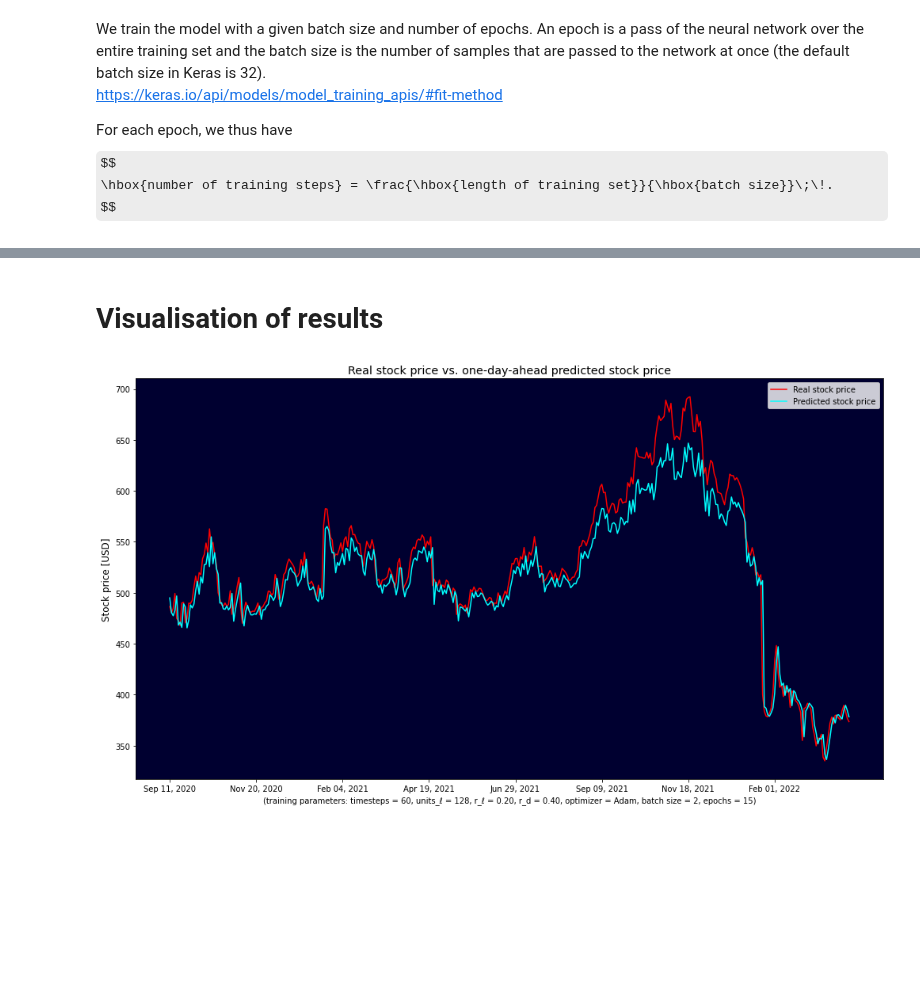
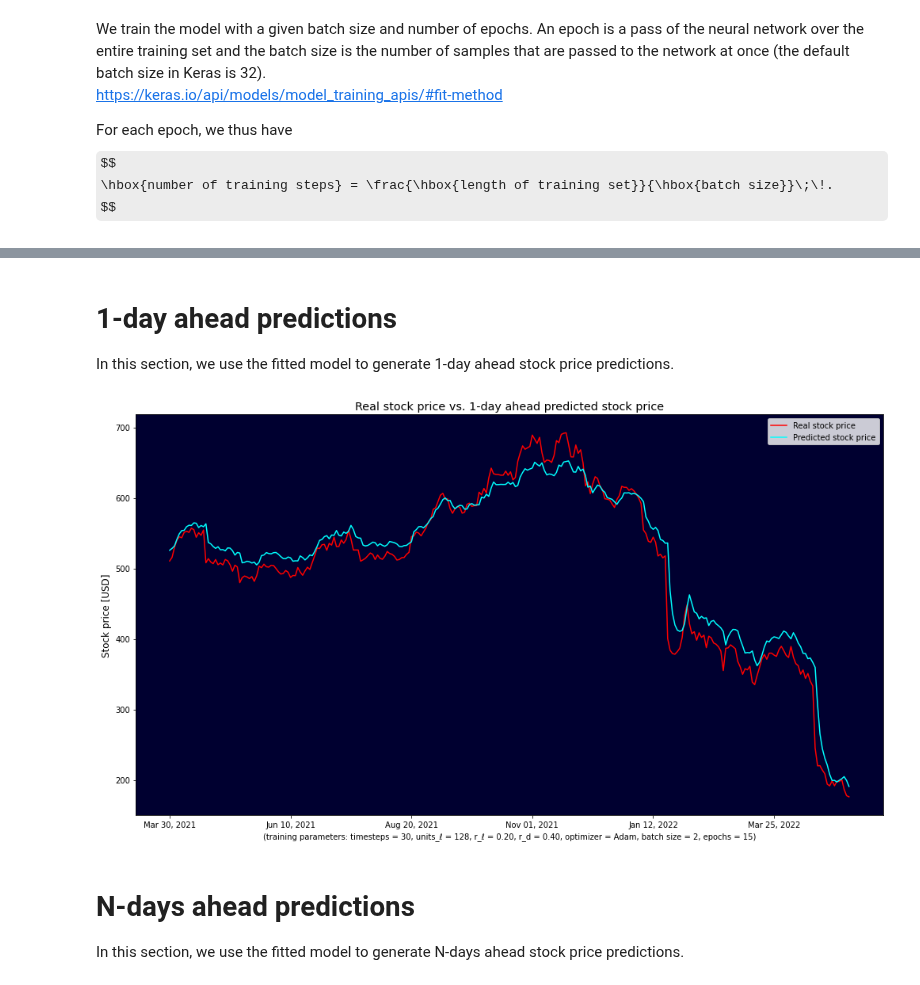
Before and after one commit to rtiedra/data-science, a Jupyter notebook: stock_price/stock_price.ipynb, the cells around one changed output, grey strips where cells are left out. Cells and saved outputs as stored; diff of their text form; code cells hidden in the pictures; some formulas as TeX source; blank space fills up the shorter version.

Commit message:
stock_price project updated

```diff
--- a/stock_price/stock_price.ipynb
+++ b/stock_price/stock_price.ipynb
@@ -46,11 +46,11 @@ arr.shape
 # %%
-# Splitting the data into a training set stored in array "train_arr" (first 80% of the rows of "arr")
-# And a test set stored in array "test_arr" (last 20% of the rows of "arr")
+# Splitting the data into a training set stored in array "train_arr" (first 90% of the rows of "arr")
+# And a test set stored in array "test_arr" (last 10% of the rows of "arr")
 # Storing in list "dates" the dates corresponding to "test_arr"
 
-train_arr = arr[:int(arr.shape[0]*0.8)]
-test_arr = arr[int(arr.shape[0]*0.8):]
-dates = df['Date'].tolist()[int(arr.shape[0]*0.8):]
+train_arr = arr[:int(arr.shape[0]*0.9)]
+test_arr = arr[int(arr.shape[0]*0.9):]
+dates = df['Date'].tolist()[int(arr.shape[0]*0.9):]
 
 train_arr.shape, test_arr.shape, len(dates)
 # %% [output]
@@ -66,15 +66,7 @@ from sklearn.preprocessing import MinMaxScaler
 
 scaler = MinMaxScaler()
 
-# Setting a window size and rescaling to [0,1] the data of "train_arr" in each window
-
-window = 605
-for i in range(0, len(train_arr)-window, window):
-    train_arr[i: i+window] = scaler.fit_transform(train_arr[i: i+window])
-
-# Rescaling the last part of "train_arr" and rescaling "test_arr" with these rescaling parameters too
-
-train_arr[i+window:] = scaler.fit_transform(train_arr[i+window:])
+train_arr = scaler.fit_transform(train_arr)
 test_arr = scaler.transform(test_arr)
 # %% [markdown]
 We define a function "create_sequences" which creates two numpy arrays "sequences" and "labels" given an array "arr" and a number of time steps "n". The 1D numpy array labels contains all the last values of arr, starting from the n-th value. The 2D numpy array sequences contains all the sequences of n consecutive values of arr.
@@ -90,7 +82,7 @@ def create_sequences(arr, n):
 # Using the function create_sequences to create the training set and test set for the model
 # Storing in "dates" the list of dates corresponding to test_labels
 
-n = 60
+n = 30
 train_seqs, train_labels = create_sequences(train_arr, n)
 test_seqs, test_labels = create_sequences(test_arr, n)
 dates = dates[n:]
@@ -222,33 +214,37 @@ Epoch 15/15
+# %% [markdown]
+# 1-day ahead predictions
+In this section, we use the fitted model to generate 1-day ahead stock price predictions.
 # %%
 # Storing in numpy array "predicted" the one-day-ahead stock prices predicted by the model
 # Storing in numpy array "real" the real stock prices contained in "test_labels"
 # Putting back both arrays to the original scale and format
 
-model = load_model('stock_price.h5')
+model = load_model('naive_prediction.h5')
 
 predicted = model.predict(test_seqs)
 predicted = scaler.inverse_transform(predicted)
 real = scaler.inverse_transform(test_labels.reshape(-1, 1))
-# %% [markdown]
-# Visualisation of results
 # %%
-# Graph plot of real stock prices vs. one-day-ahead predicted stock prices
+# Graph plot of real stock prices vs. one-day ahead predicted stock prices
 
 _, p = plt.subplots(figsize=(14,8))
 
 p.plot(dates, real, color='r', label='Real stock price')
 p.plot(dates, predicted, color='cyan', label='Predicted stock price')
 
 # Parameters, title and legend of the plot
 
-p.set_title('Real stock price vs. one-day-ahead predicted stock price', size='x-large')
+p.set_title('Real stock price vs. 1-day ahead predicted stock price', size='x-large')
 p.set_ylabel('Stock price [USD]', size='large')
-plt.xticks(np.arange(0, len(dates)+1, 50))
 p.set_xlabel('(training parameters: timesteps = %d, units_ℓ = %d, r_ℓ = %.2f, r_d = %.2f, optimizer = Adam, batch size = %d, epochs = %d)'
              % (n, units_ℓ, r_ℓ, r_d, batch_size, epochs))
+plt.xticks(np.arange(0, len(dates)+1, 50))
 p.set_facecolor('#000030')
 p.legend()
 
 plt.tight_layout()
 # %% [output]
-[figure, old version]
+[figure, new version]
+# %% [markdown]
+# N-days ahead predictions
+In this section, we use the fitted model to generate N-days ahead stock price predictions.
```
Also changed, not shown: parts of 14 cells of this notebook, 5 other files.
